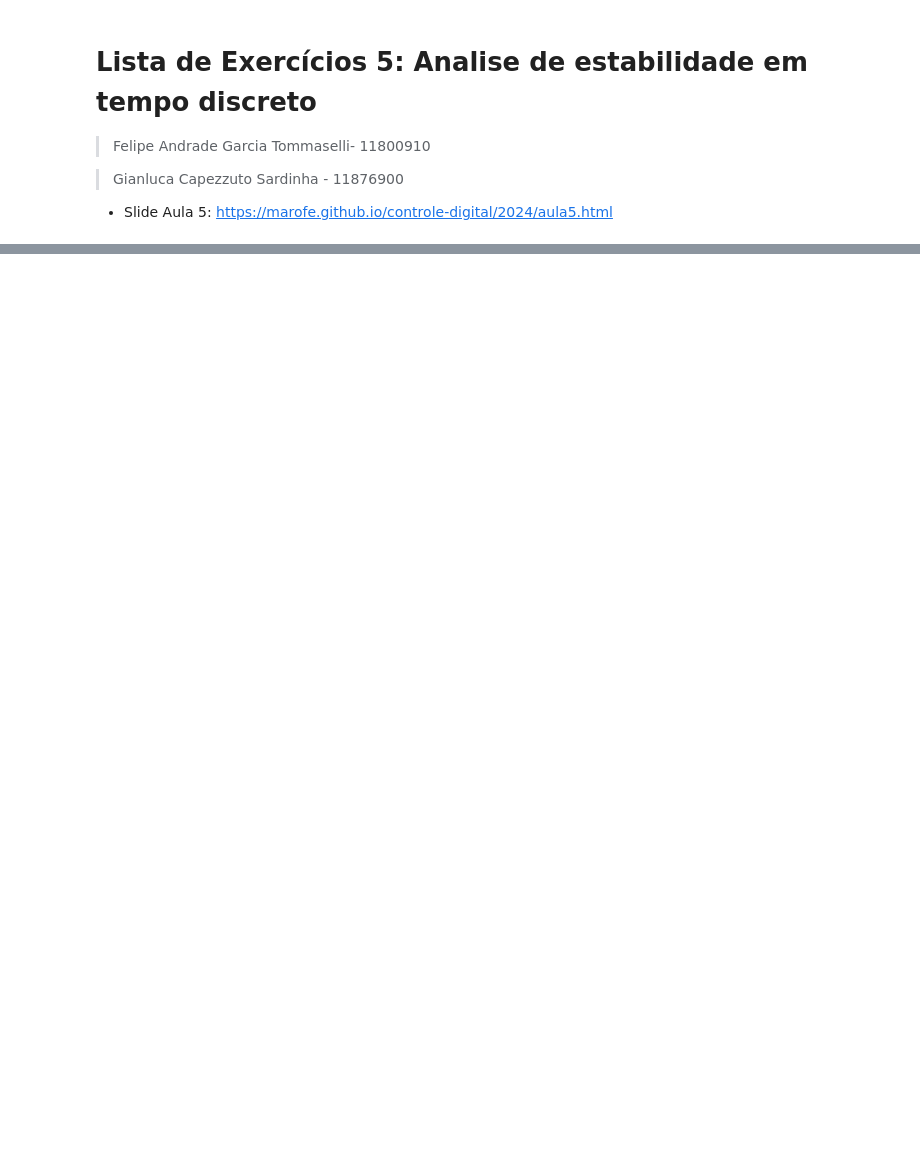
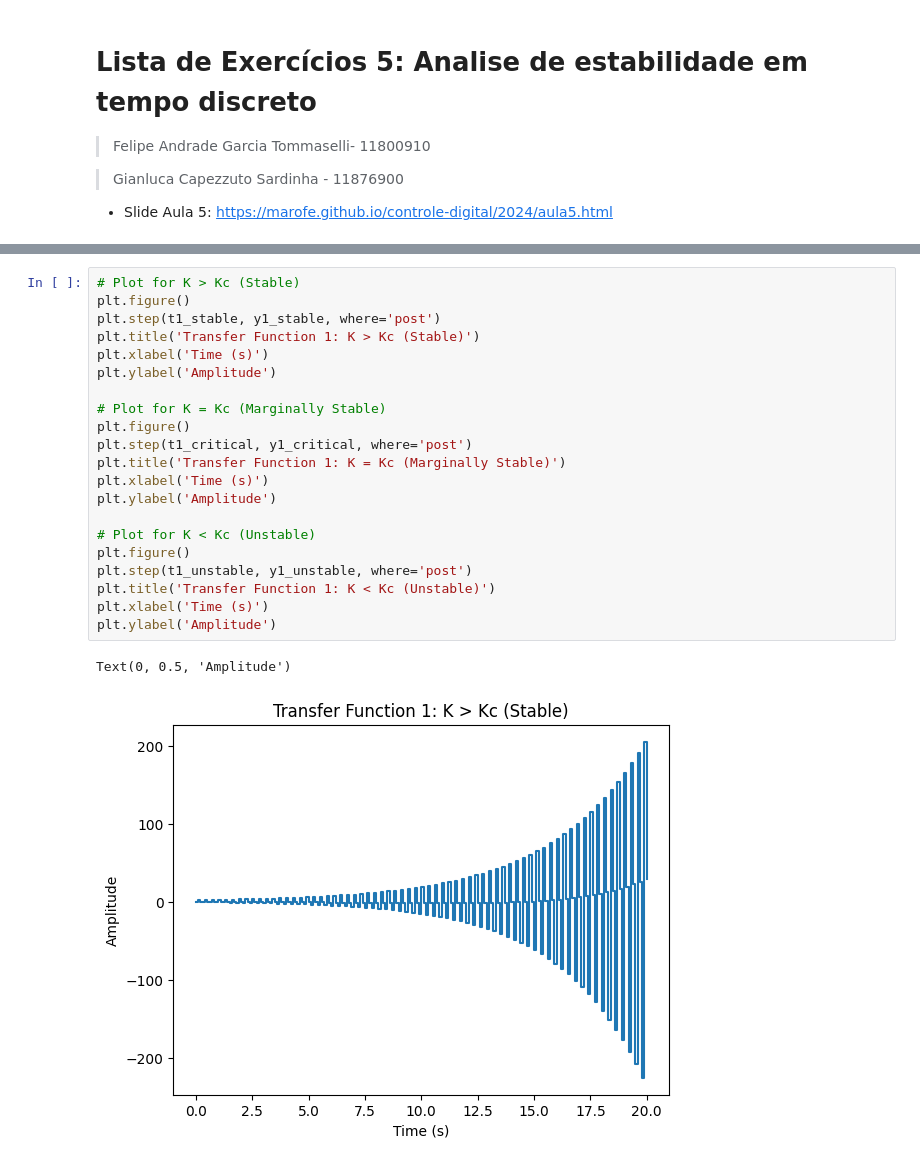
Before and after one commit to SKaiquelima/advanced-control, a Jupyter notebook: DigitalCtrl/Class5/exec5.ipynb, the cells around one changed output, grey strips where cells are left out. Cells and saved outputs as stored; diff of their text form; blank space fills up the shorter version.

```diff
--- a/DigitalCtrl/Class5/exec5.ipynb
+++ b/DigitalCtrl/Class5/exec5.ipynb
@@ -480,0 +335,24 @@ Onde \( a_1 \) e \( b_1 \) são obtidos a partir da discretização da função
+# %%
+# Plot for K > Kc (Stable)
+plt.figure()
+plt.step(t1_stable, y1_stable, where='post')
+plt.title('Transfer Function 1: K > Kc (Stable)')
+plt.xlabel('Time (s)')
+plt.ylabel('Amplitude')
+
+# Plot for K = Kc (Marginally Stable)
+plt.figure()
+plt.step(t1_critical, y1_critical, where='post')
+plt.title('Transfer Function 1: K = Kc (Marginally Stable)')
+plt.xlabel('Time (s)')
+plt.ylabel('Amplitude')
+
+# Plot for K < Kc (Unstable)
+plt.figure()
+plt.step(t1_unstable, y1_unstable, where='post')
+plt.title('Transfer Function 1: K < Kc (Unstable)')
+plt.xlabel('Time (s)')
+plt.ylabel('Amplitude')
+# %% [output]
+Text(0, 0.5, 'Amplitude')
+[figure, added]
```
Also changed, not shown: parts of 37 cells of this notebook.
